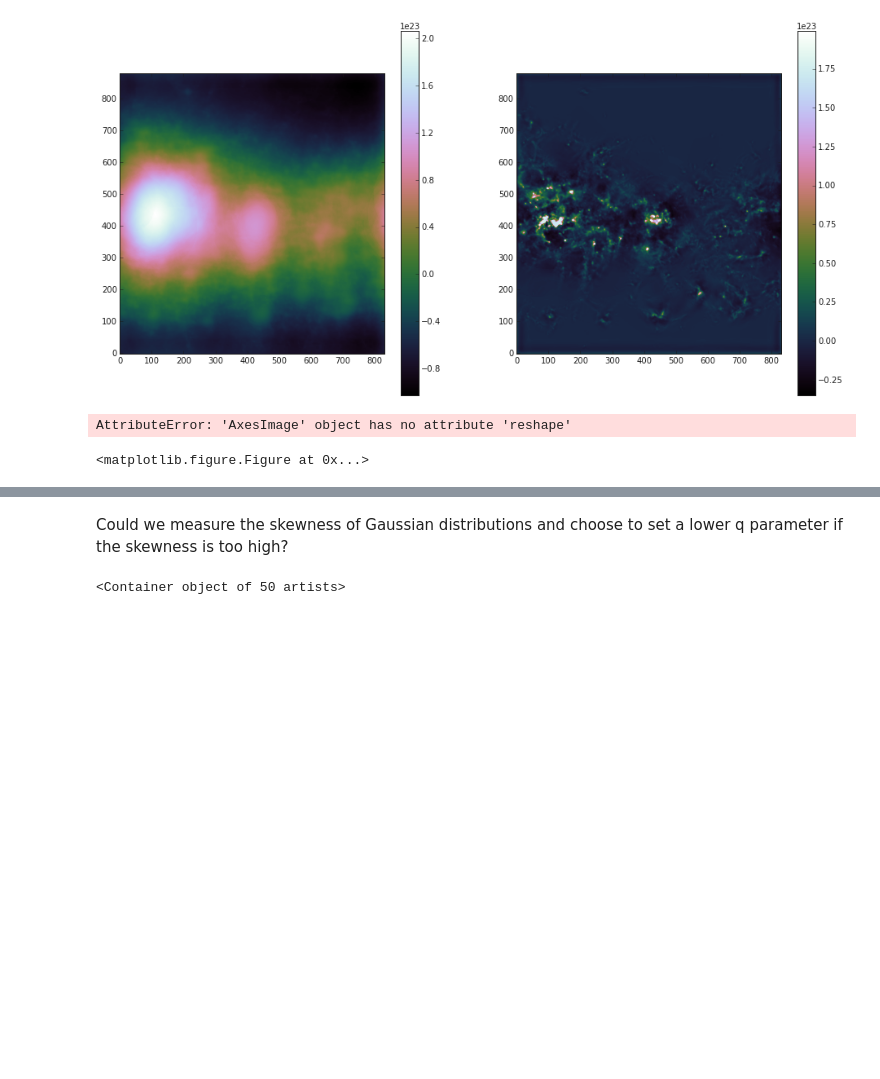
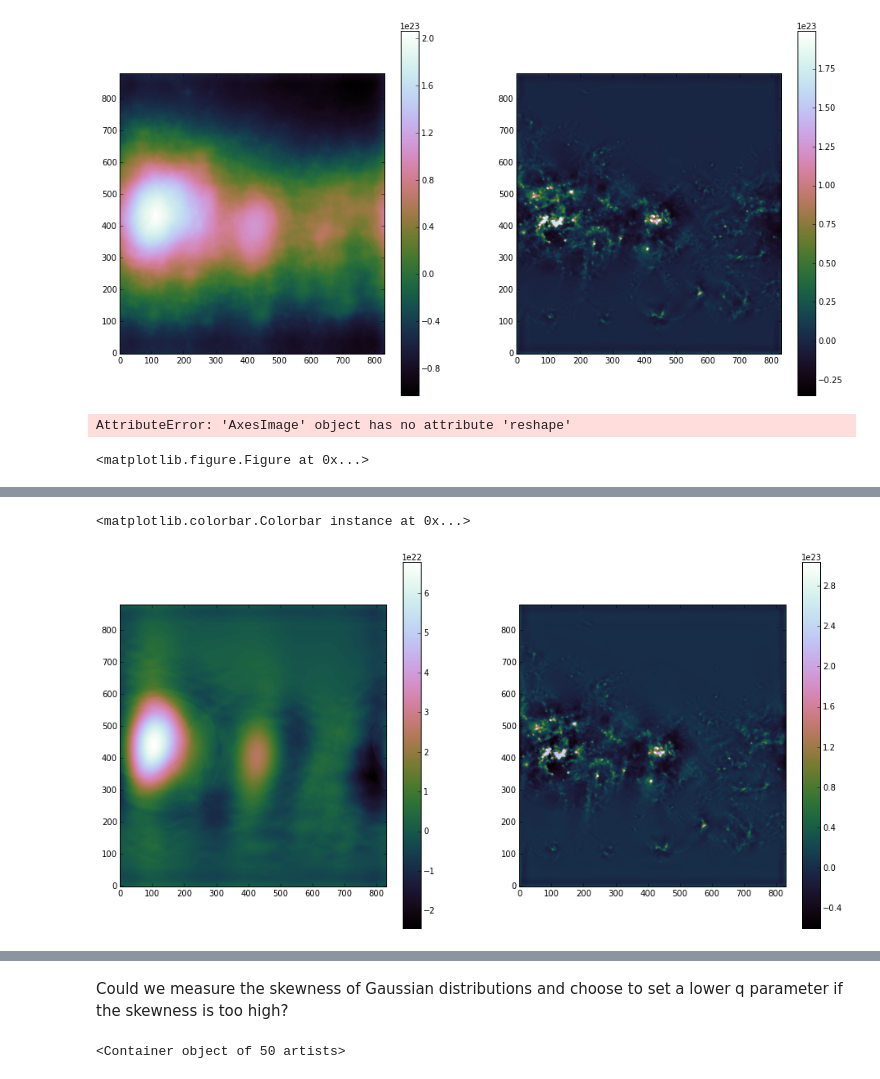
Before and after one commit to hoangducthuong/notebooks, a Jupyter notebook: W43_wavan.ipynb, the cells around one changed output, grey strips where cells are left out. Cells and saved outputs as stored; diff of their text form; code cells hidden in the pictures; blank space fills up the shorter version.

```diff
--- a/W43_wavan.ipynb
+++ b/W43_wavan.ipynb
@@ -202,0 +223,26 @@ AttributeError: 'AxesImage' object has no attribute 'reshape'
+# %%
+#Fourier power spectrum
+tab_k, spec_k = powspec(coherent.real, reso=1)
+
+#Plot Fourier power spectrum
+Tools='pan,box_zoom,reset,save,hover'
+f = figbok( x_axis_label="Wavenumber k", x_axis_type="log", \
+           y_axis_label="P[k]", y_axis_type="log", tools=Tools)
+f.line(tab_k, spec_k, legend='Fourier')
+
+#Constant q
+qc = [2.5]*25
+
+#Set limit based on the noise level of the original power spectrum,
+#so that PDFs are analysed for bins that are only above the noise
+limit = np.sqrt(S1a[0,21]*wav_k[21]**2.)
+
+#Wavelet power spectrum
+wtc, S11ac, wav_kc, S1ac, qc = fan_trans(coherent.real, reso=1,\
+                                    q=qc, limit=limit, qdyn=True)
+
+f.diamond(wav_kc, S1ac[0,:], legend='Wavelet',color='black',line_width=5)
+f.triangle(wav_kc, S1ac[1,:], legend='Coherent',color='blue',line_width=5)
+f.square(wav_kc, S1ac[2,:], legend='Gaussian',color='red',line_width=5)
+
+showbok(f)
@@ -202,0 +255,22 @@ AttributeError: 'AxesImage' object has no attribute 'reshape'
+# %%
+Mc = wav_kc.shape[0]
+
+sqcoherent = np.sum(wt[M:2*M,:,:],axis=0)
+sqGaussian = np.sum(wt[2*M:3*M,:,:],axis=0)+np.sum(wt[0:6,:,:],axis=0)
+
+#fits.writeto('/Users/jfrob/postdoc/fil2star/segmentation/Herschel/W43_density_galcut_nan_cohe.fits',\
+#            sqcoherent.real,HDU[0].header,overwrite=True)
+#fits.writeto('/Users/jfrob/postdoc/fil2star/segmentation/Herschel/W43_density_galcut_nan_gaussian.fits',\
+#            sqGaussian.real,HDU[0].header,overwrite=True)
+
+plt.figure(figsize=(16,8))
+
+plt.subplot(121)
+plt.imshow(sqGaussian.real,origin='below',cmap='cubehelix')
+plt.colorbar()
+plt.subplot(122)
+plt.imshow(sqcoherent.real,origin='below',cmap='cubehelix')
+plt.colorbar()
+# %% [output]
+<matplotlib.colorbar.Colorbar instance at 0x...>
+[figure, added]
```
Also changed, not shown: parts of 14 cells of this notebook.
